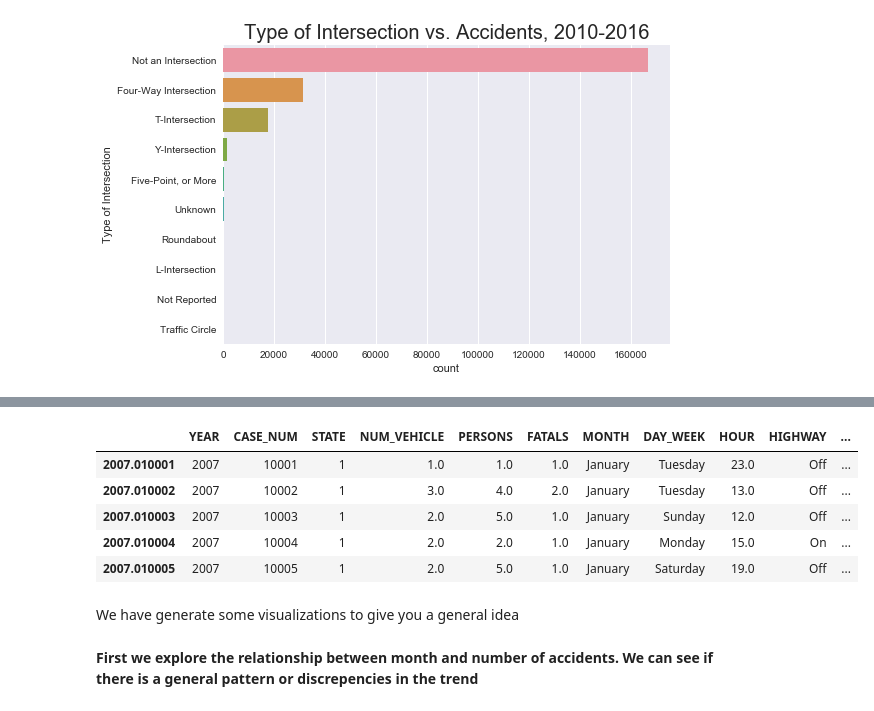
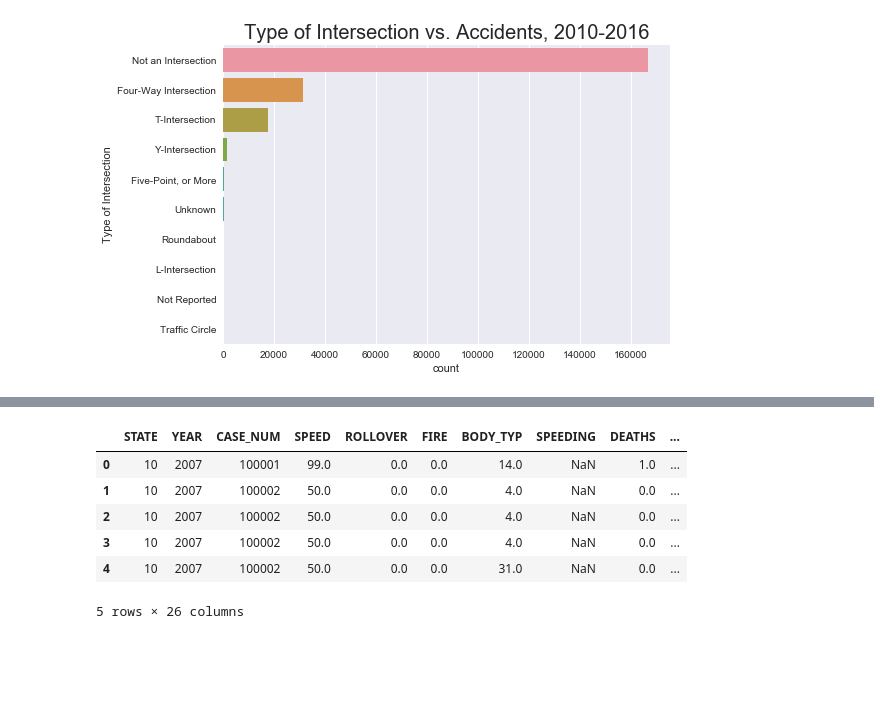
Before and after one commit to junemore/traffic-accidents-analysis, a Jupyter notebook: Notebook4_Non Human-factor Accidents.ipynb, the cells around one changed output, grey strips where cells are left out. Saved outputs shown, nothing was run; the diff lists cells and outputs as text; code cells hidden in the pictures; blank space fills up the shorter version.

```diff
--- a/Notebook4_Non Human-factor Accidents.ipynb
+++ b/Notebook4_Non Human-factor Accidents.ipynb
@@ -20 +35,7 @@ fatal_crashs = pd.read_hdf('results/fatal_crashs.h5', 'fatal_crashs')
+# %%
+accidents = pd.read_hdf('results/accidents.h5', 'accidents')
+vehicles = pd.read_hdf('results/vehicles.h5', 'vehicles')
+person = pd.read_hdf('results/person.h5','person')
+fatal_crashs = pd.merge(vehicles, accidents, left_index=True, right_index=True, how='inner',on=('STATE', 'YEAR','CASE_NUM'))
+fatal_crashs_all = pd.merge(fatal_crashs, person, how='inner',on=('STATE', 'YEAR','CASE_NUM'))
 # %%
@@ -185,4 +313,0 @@ accidents07.rename(columns={'latitude': 'LATITUDE', 'longitud': 'LONGITUD'}, inp
-# %%
-# take a look inside how the accident data file looks like
-allaccidents = pd.concat([accidents07,accidents08,accidents09,accidents10,accidents11,accidents12,accidents13,accidents14,accidents15,accidents16], axis=0,join='inner')
-pd.set_option('display.max_columns', 100)
@@ -229,9 +330,10 @@ accidents.shape
 # %%
-accidents.head()
+fatal_crashs_all.head()
 # %% [output]
-|  | YEAR | CASE_NUM | STATE | NUM_VEHICLE | PERSONS | FATALS | MONTH | DAY_WEEK | HOUR | HIGHWAY | ... |
-| 2007.010001 | 2007 | 10001 | 1 | 1.0 | 1.0 | 1.0 | January | Tuesday | 23.0 | Off | ... |
-| 2007.010002 | 2007 | 10002 | 1 | 3.0 | 4.0 | 2.0 | January | Tuesday | 13.0 | Off | ... |
-| 2007.010003 | 2007 | 10003 | 1 | 2.0 | 5.0 | 1.0 | January | Sunday | 12.0 | Off | ... |
-| 2007.010004 | 2007 | 10004 | 1 | 2.0 | 2.0 | 1.0 | January | Monday | 15.0 | On | ... |
-| 2007.010005 | 2007 | 10005 | 1 | 2.0 | 5.0 | 1.0 | January | Saturday | 19.0 | Off | ... |
+|  | STATE | YEAR | CASE_NUM | SPEED | ROLLOVER | FIRE | BODY_TYP | SPEEDING | DEATHS | ... |
+| 0 | 10 | 2007 | 100001 | 99.0 | 0.0 | 0.0 | 14.0 | NaN | 1.0 | ... |
+| 1 | 10 | 2007 | 100002 | 50.0 | 0.0 | 0.0 | 4.0 | NaN | 0.0 | ... |
+| 2 | 10 | 2007 | 100002 | 50.0 | 0.0 | 0.0 | 4.0 | NaN | 0.0 | ... |
+| 3 | 10 | 2007 | 100002 | 50.0 | 0.0 | 0.0 | 4.0 | NaN | 0.0 | ... |
+| 4 | 10 | 2007 | 100002 | 50.0 | 0.0 | 0.0 | 31.0 | NaN | 0.0 | ... |
+5 rows × 26 columns
@@ -241,4 +339,0 @@ accidents_
-# %% [markdown]
-We have generate some visualizations to give you a general idea
-# %% [markdown]
-**First we explore the relationship between month and number of accidents. We can see if there is a general pattern or discrepencies in the trend**
```
Also changed, not shown: parts of 59 cells of this notebook, 1 other file.
